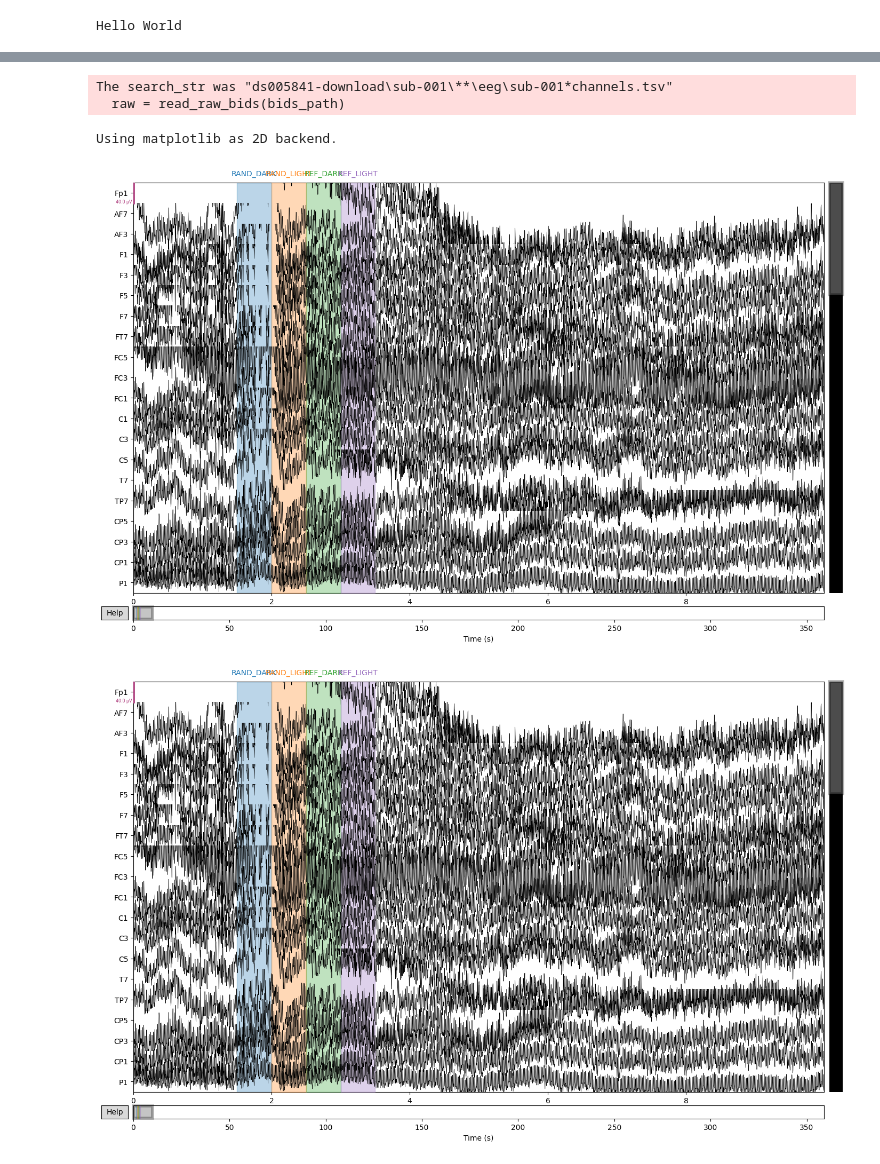
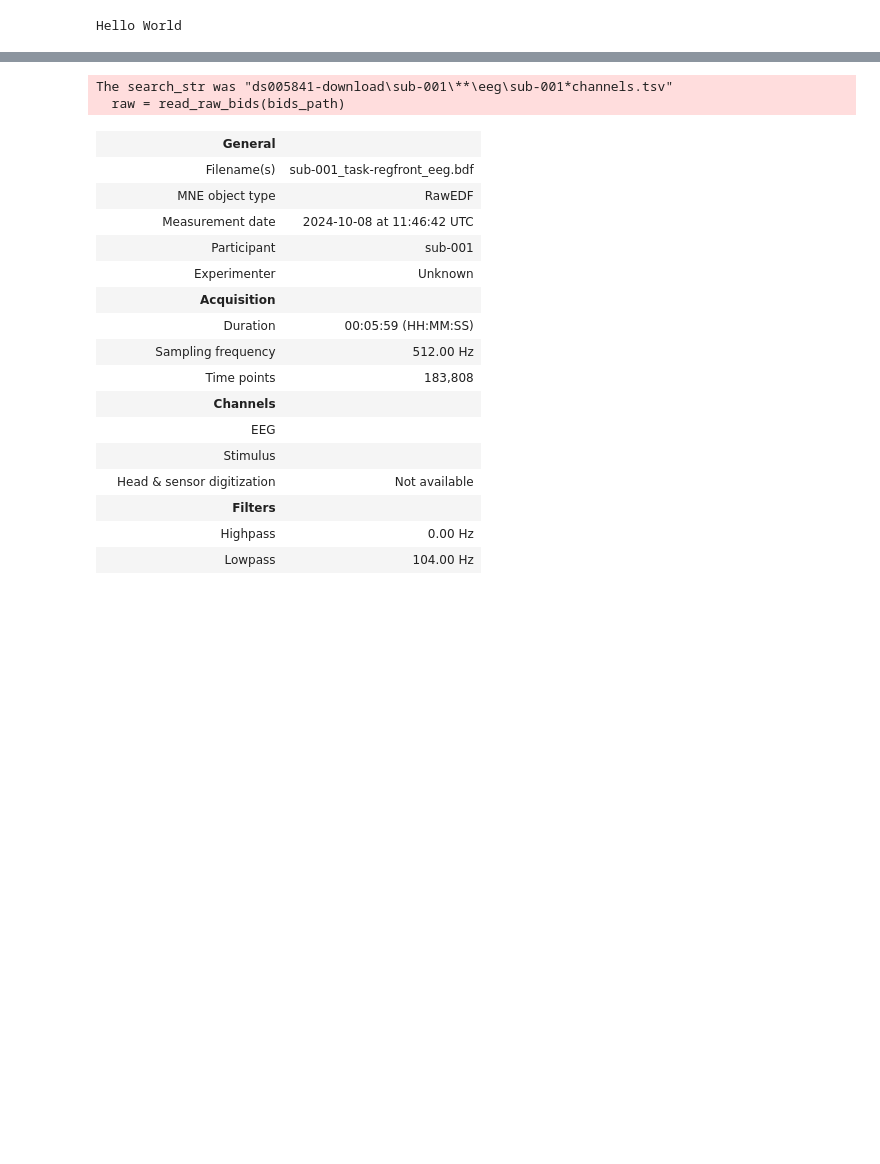
Before and after one commit to 0lisaaaa2/EEG_Project, a Jupyter notebook: test.ipynb, the cells around one changed output, grey strips where cells are left out. Saved outputs shown, nothing was run; the diff lists cells and outputs as text; code cells hidden in the pictures; blank space fills up the shorter version.

```diff
--- a/test.ipynb
+++ b/test.ipynb
@@ -23,34 +23,48 @@ from mne_bids import BIDSPath, read_raw_bids
 bids_root = r"ds005841-download"
 
 subject_id = "001"
 task = "regfront"    # lumfront, lumperp, regfront, regperp, signalscreen, signalvr
 
 bids_path = BIDSPath(
     subject=subject_id,
     task=task,
     datatype="eeg",
     suffix="eeg",
     extension=".bdf",
     root=bids_root
 )
 
 print(bids_path.fpath)
 
 raw = read_raw_bids(bids_path)
 raw.load_data()
 
 # Plot continuous EEG
-raw.plot()
+#raw.plot()
 # %% [output]
 ds005841-download\sub-001\eeg\sub-001_task-regfront_eeg.bdf
 Extracting EDF parameters from d:\lisa-\Universität_2\Master\2. Semester\EEG\EEG_Project\ds005841-download\sub-001\eeg\sub-001_task-regfront_eeg.bdf...
 BDF file detected
 Setting channel info structure...
 Creating raw.info structure...
 Reading events from ds005841-download\sub-001\eeg\sub-001_task-regfront_events.tsv.
 Reading 0 ... 183807  =      0.000 ...   358.998 secs...
 The search_str was "ds005841-download\sub-001\**\eeg\sub-001*channels.tsv"
   raw = read_raw_bids(bids_path)
-Using matplotlib as 2D backend.
-[figure, removed]
-[figure, removed]
+|  | General |  |
+|  | Filename(s) | sub-001_task-regfront_eeg.bdf |
+|  | MNE object type | RawEDF |
+|  | Measurement date | 2024-10-08 at 11:46:42 UTC |
+|  | Participant | sub-001 |
+|  | Experimenter | Unknown |
+|  | Acquisition |  |
+|  | Duration | 00:05:59 (HH:MM:SS) |
+|  | Sampling frequency | 512.00 Hz |
+|  | Time points | 183,808 |
+|  | Channels |  |
+|  | EEG |  |
+|  | Stimulus |  |
+|  | Head & sensor digitization | Not available |
+|  | Filters |  |
+|  | Highpass | 0.00 Hz |
+|  | Lowpass | 104.00 Hz |
```
Also changed, not shown: parts of 1 cell of this notebook.
